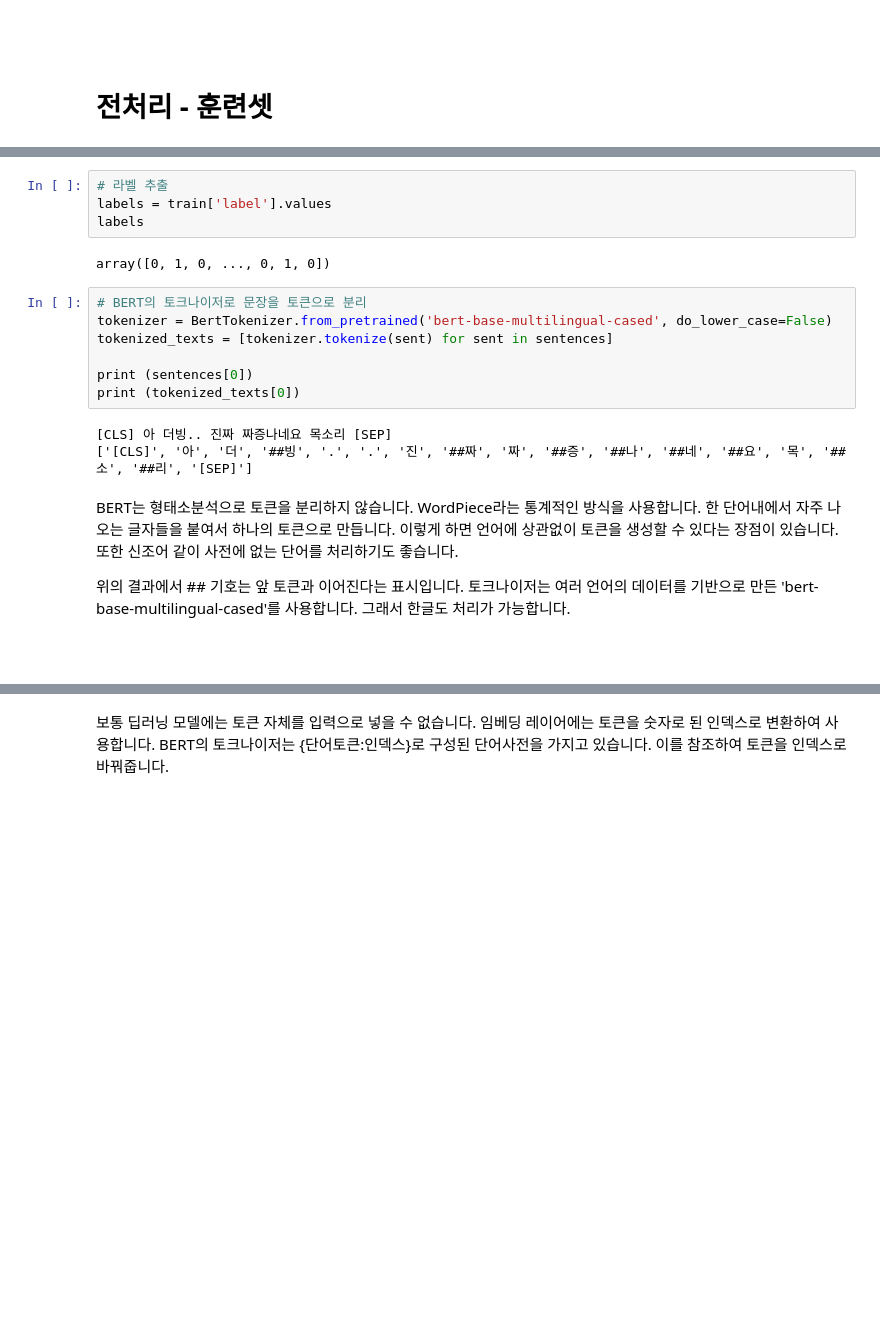
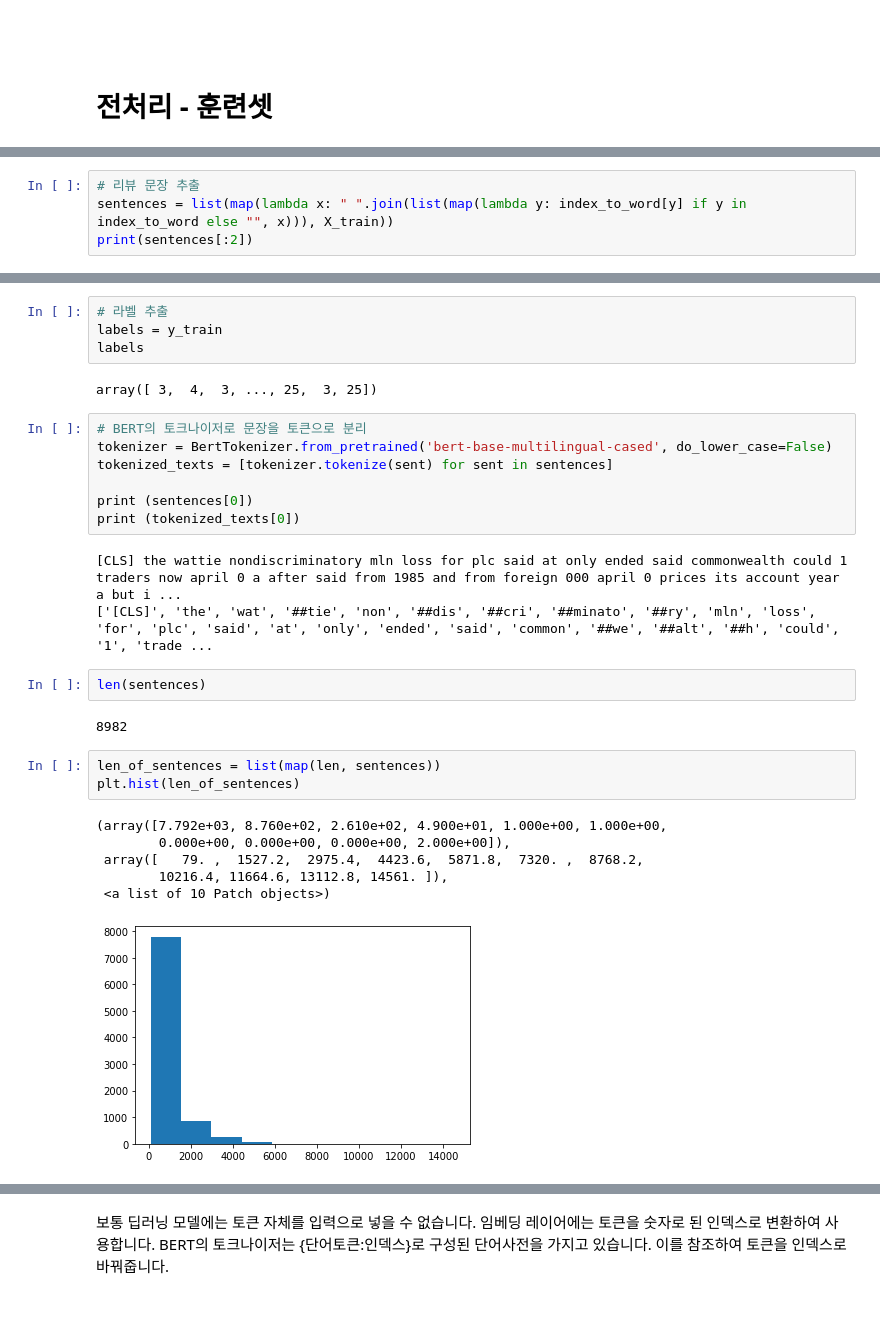
Before and after one commit to gatherheart/Classification_With_BERT, a Jupyter notebook: bert_reuters_news.ipynb, the cells around one changed output, grey strips where cells are left out. Saved outputs shown, nothing was run; the diff lists cells and outputs as text; blank space fills up the shorter version.

```diff
--- a/bert_reuters_news.ipynb
+++ b/bert_reuters_news.ipynb
@@ -154,0 +139,4 @@ Name: document, dtype: object
+# %%
+# 리뷰 문장 추출
+sentences = list(map(lambda x: " ".join(list(map(lambda y: index_to_word[y] if y in index_to_word else "", x))), X_train))
+print(sentences[:2])
@@ -176,10 +166,10 @@ BERT의 입력은 위의 그림과 같은 형식입니다. Classification을 뜻
 <br>
 # %%
 # 라벨 추출
-labels = train['label'].values
+labels = y_train
 labels
 # %% [output]
-array([0, 1, 0, ..., 0, 1, 0])
+array([ 3,  4,  3, ..., 25,  3, 25])
 # %%
 # BERT의 토크나이저로 문장을 토큰으로 분리
 tokenizer = BertTokenizer.from_pretrained('bert-base-multilingual-cased', do_lower_case=False)
@@ -188,12 +178,19 @@ tokenized_texts = [tokenizer.tokenize(sent) for sent in sentences]
 print (sentences[0])
 print (tokenized_texts[0])
 # %% [output]
-[CLS] 아 더빙.. 진짜 짜증나네요 목소리 [SEP]
-['[CLS]', '아', '더', '##빙', '.', '.', '진', '##짜', '짜', '##증', '##나', '##네', '##요', '목', '##소', '##리', '[SEP]']
+[CLS] the wattie nondiscriminatory mln loss for plc said at only ended said commonwealth could 1 traders now april 0 a after said from 1985 and from foreign 000 april 0 prices its account year a but i ...
+['[CLS]', 'the', 'wat', '##tie', 'non', '##dis', '##cri', '##minato', '##ry', 'mln', 'loss', 'for', 'plc', 'said', 'at', 'only', 'ended', 'said', 'common', '##we', '##alt', '##h', 'could', '1', 'trade ...
-# %% [markdown]
-BERT는 형태소분석으로 토큰을 분리하지 않습니다. WordPiece라는 통계적인 방식을 사용합니다. 한 단어내에서 자주 나오는 글자들을 붙여서 하나의 토큰으로 만듭니다. 이렇게 하면 언어에 상관없이 토큰을 생성할 수 있다는 장점이 있습니다. 또한 신조어 같이 사전에 없는 단어를 처리하기도 좋습니다.
-
-위의 결과에서 ## 기호는 앞 토큰과 이어진다는 표시입니다. 토크나이저는 여러 언어의 데이터를 기반으로 만든 'bert-base-multilingual-cased'를 사용합니다. 그래서 한글도 처리가 가능합니다.
-<br>
-<br>
-<br>
+# %%
+len(sentences)
+# %% [output]
+8982
+# %%
+len_of_sentences = list(map(len, sentences))
+plt.hist(len_of_sentences)
+# %% [output]
+(array([7.792e+03, 8.760e+02, 2.610e+02, 4.900e+01, 1.000e+00, 1.000e+00,
+        0.000e+00, 0.000e+00, 0.000e+00, 2.000e+00]),
+ array([   79. ,  1527.2,  2975.4,  4423.6,  5871.8,  7320. ,  8768.2,
+        10216.4, 11664.6, 13112.8, 14561. ]),
+ <a list of 10 Patch objects>)
+[figure, added]
```
Also changed, not shown: parts of 8 cells of this notebook.
